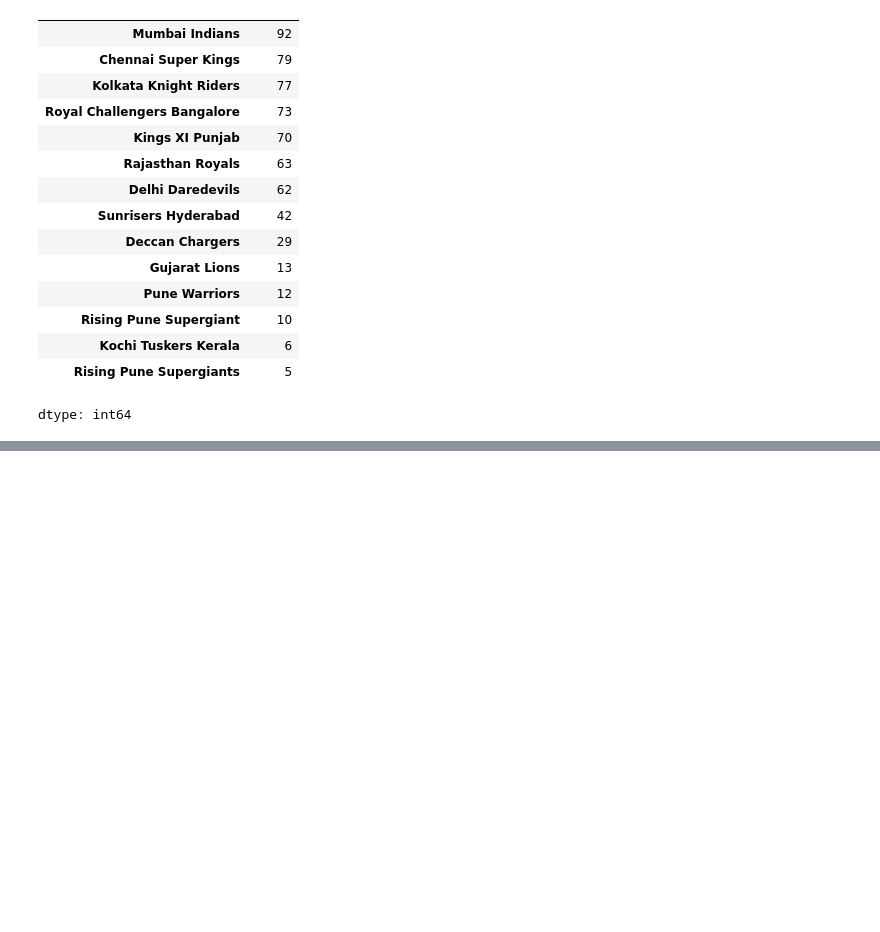
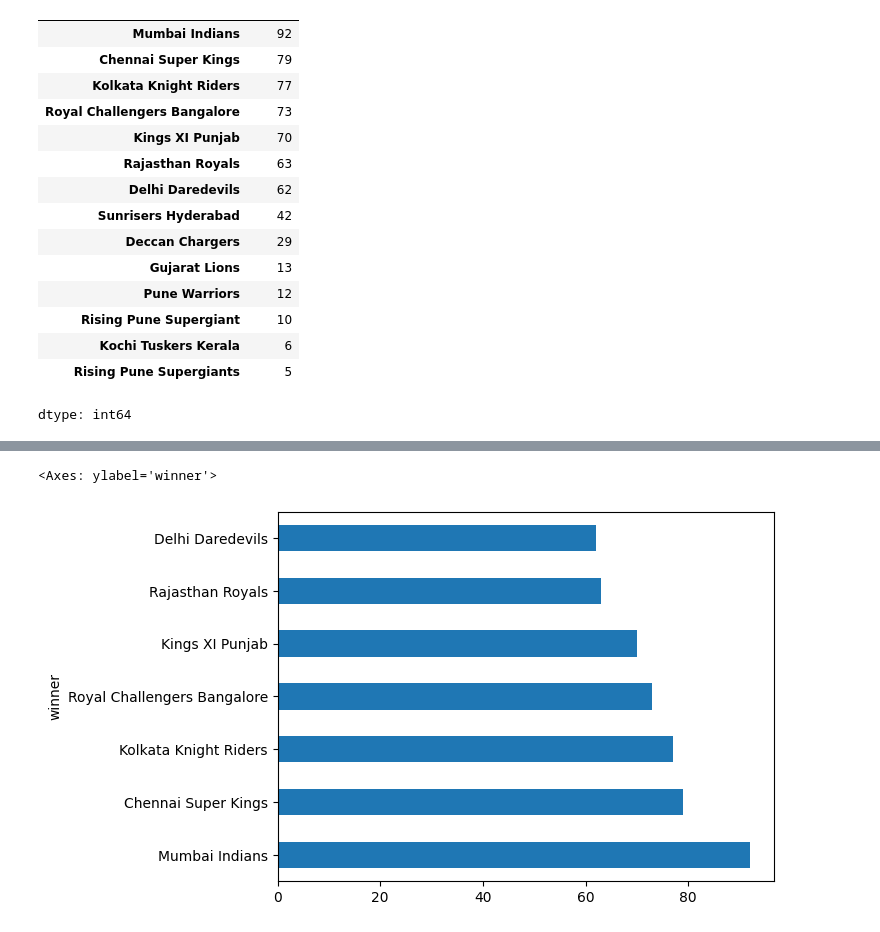
Before and after one commit to somaananta/learn_AI_with_som, a Jupyter notebook: iplanalysis.ipynb, the cells around one changed output, grey strips where cells are left out. Saved outputs shown, nothing was run; the diff lists cells and outputs as text; code cells hidden in the pictures; blank space fills up the shorter version.

```diff
--- a/iplanalysis.ipynb
+++ b/iplanalysis.ipynb
@@ -278,0 +291,5 @@ dtype: int64
+# %%
+data['winner'].value_counts().head(7).plot(kind='barh')
+# %% [output]
+<Axes: ylabel='winner'>
+[figure, added]
```
Also changed, not shown: parts of 5 cells of this notebook.
